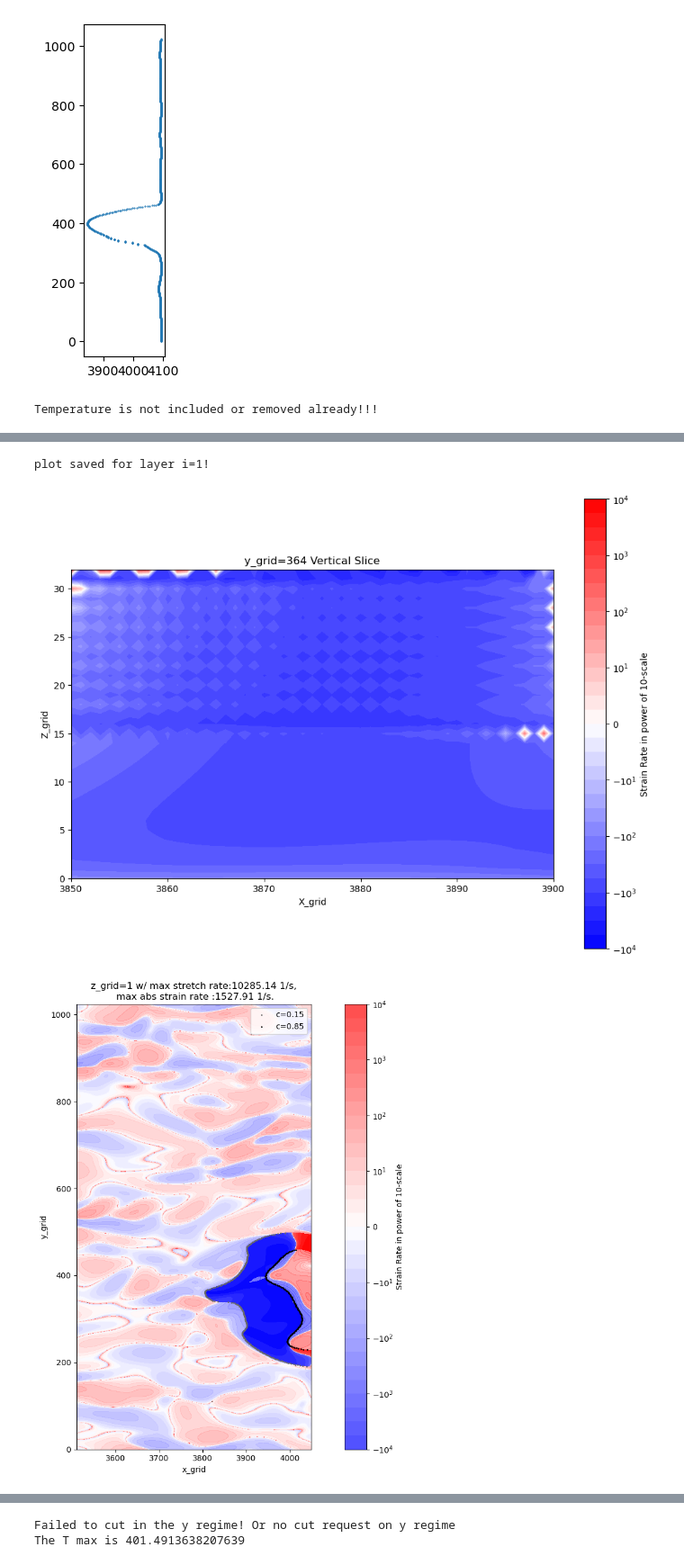
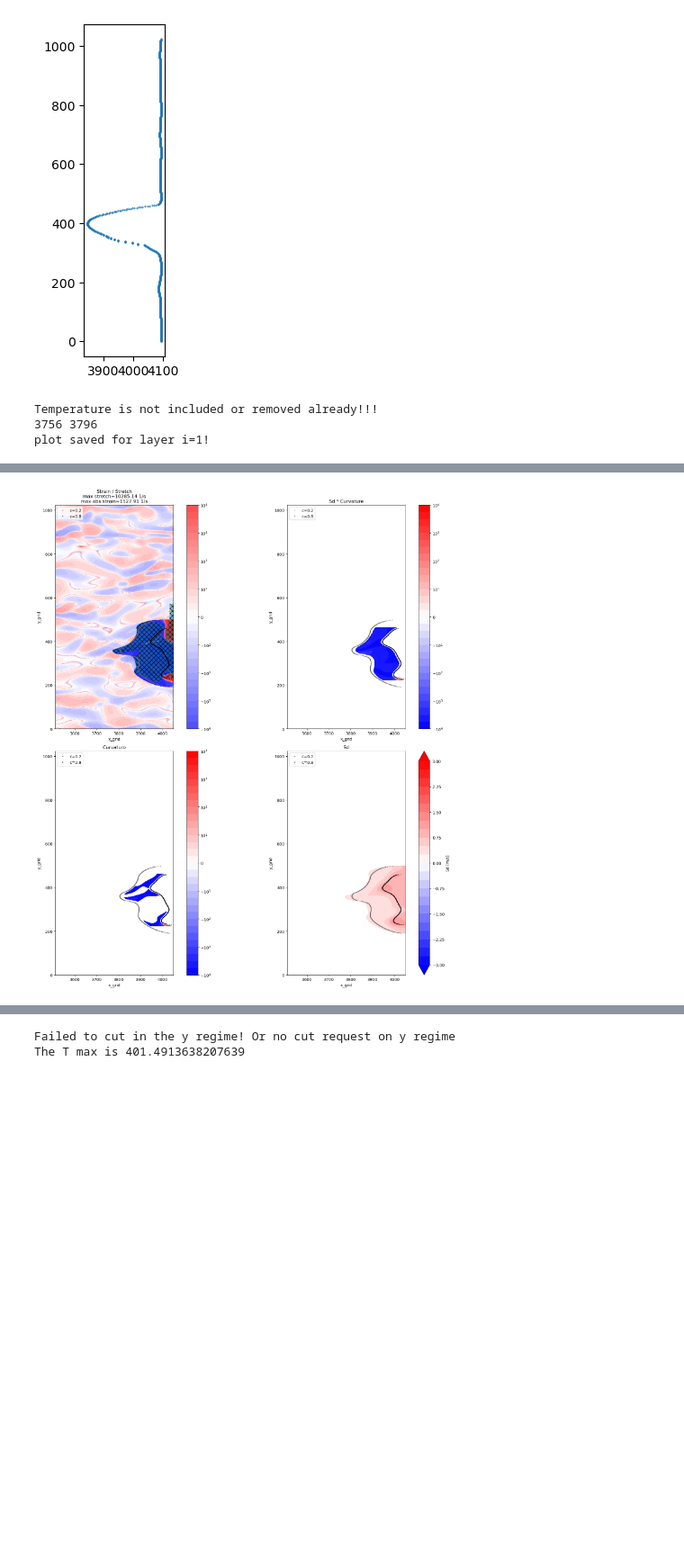
Before and after one commit to potatoslc/analysis_code, a Jupyter notebook: curvature_strainrate_analysis.ipynb, the cells around one changed output, grey strips where cells are left out. Shown at 90% size. Cells and saved outputs as stored; diff of their text form; code cells hidden in the pictures; blank space fills up the shorter version.

```diff
--- a/curvature_strainrate_analysis.ipynb
+++ b/curvature_strainrate_analysis.ipynb
@@ -773,6 +1188,8 @@ def plot_strainrate_slice(
 # %%
 plot_strainrate_slice('/home/u0890475/Documents/SW_analysis_result/amr4/strainrate/amr4_strainrate_p42p5/plt75600_strain_rate.csv',
-                      '/home/u0890475/Downloads/plt75600_curvature.csv',
+                      '/home/u0890475/Downloads/amr4_curv_combtest/plt75600_curvature.csv',
                       yh2_u=0.012181,method=2,file_label='log10')
 # %% [output]
 Temperature is not included or removed already!!!
+3756 3796
+plot saved for layer i=1!
@@ -789,3 +1196 @@ See the caveats in the documentation: https://pandas.pydata.org/pandas-docs/stab
-plot saved for layer i=1!
-[figure, old version]
+[figure, new version]
-[figure, removed]
```
Also changed, not shown: parts of 7 cells of this notebook.
